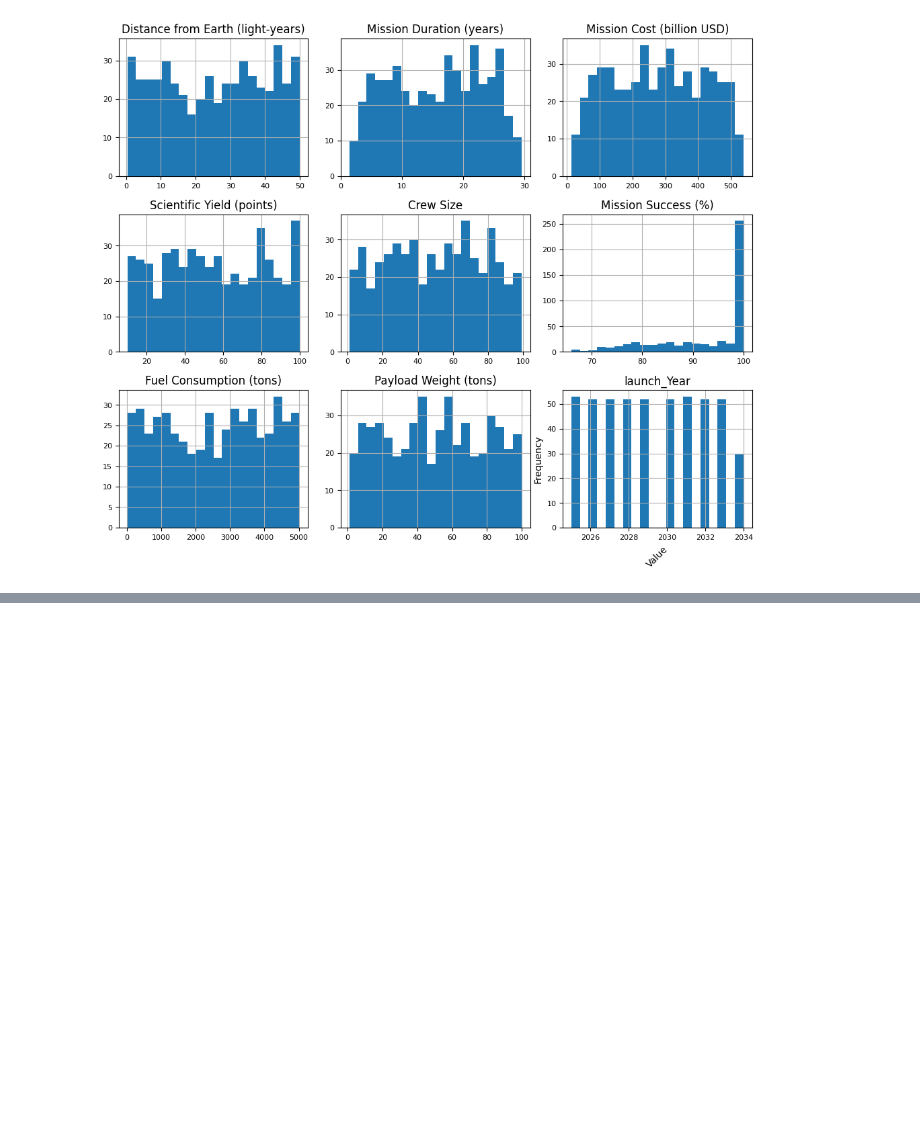
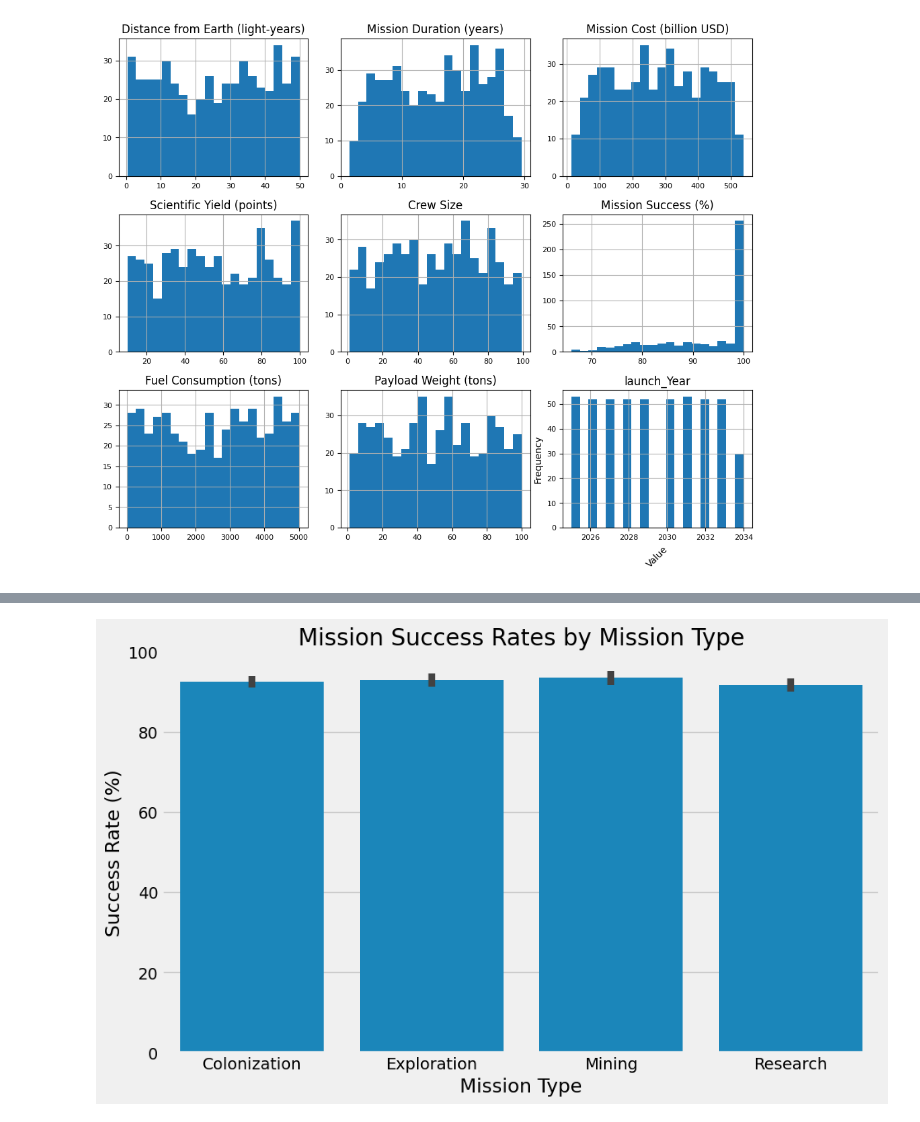
Before and after one commit to HMurawski/space_missions, a Jupyter notebook: main.ipynb, the cells around one changed output, grey strips where cells are left out. Cells and saved outputs as stored; diff of their text form; code cells hidden in the pictures; blank space fills up the shorter version.

```diff
--- a/main.ipynb
+++ b/main.ipynb
@@ -227,0 +263,10 @@ plt.show()
+# %%
+plt.figure(figsize=(10, 6))
+sns.barplot(x='Mission Type', y='Mission Success (%)', data=df)
+plt.title('Mission Success Rates by Mission Type')
+plt.xlabel('Mission Type')
+plt.ylabel('Success Rate (%)')
+plt.ylim(0, 100)
+plt.show()
+# %% [output]
+[figure, added]
```
Also changed, not shown: parts of 3 cells of this notebook.
